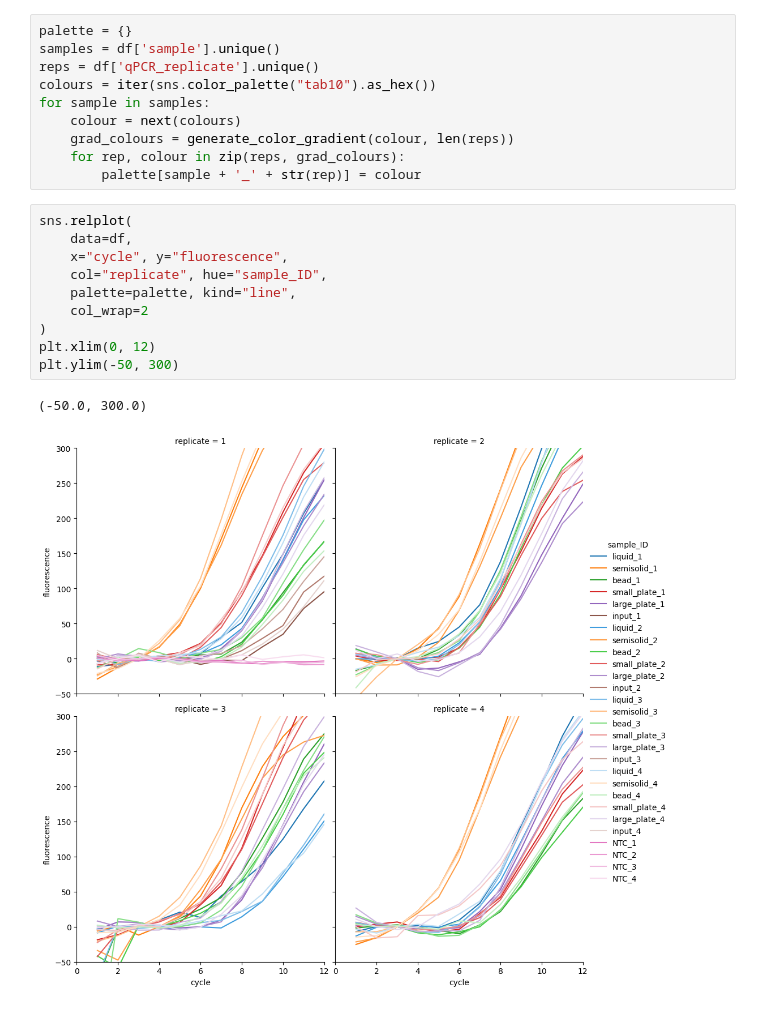
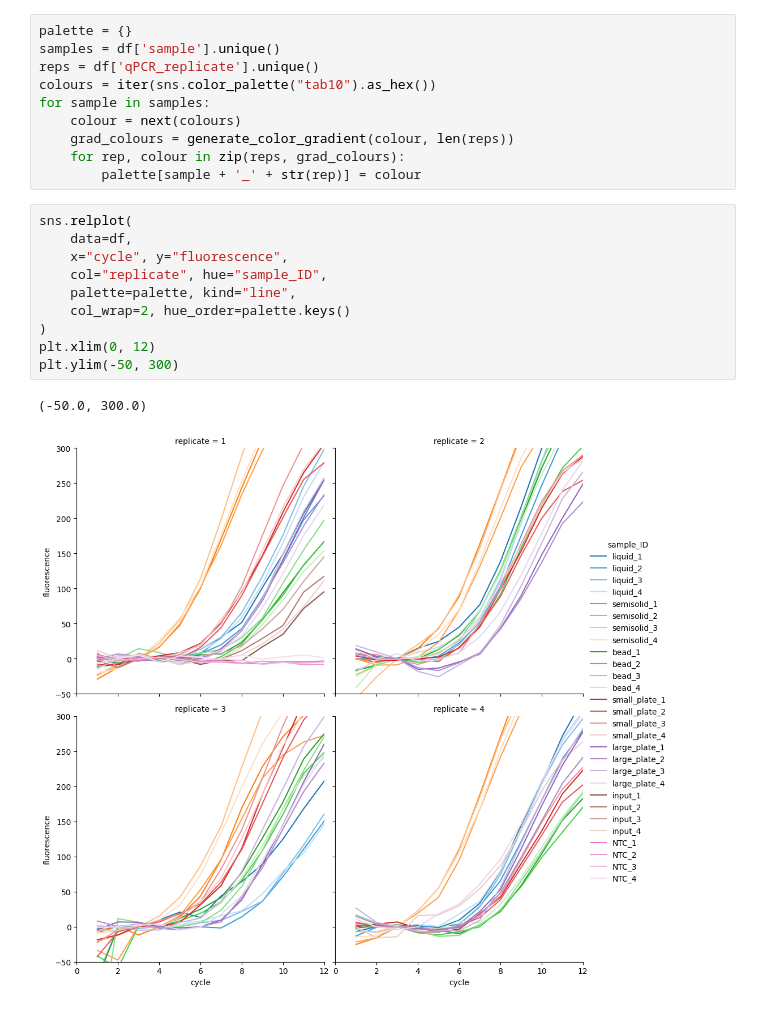
Before and after one commit to nmateyko/PlasmidLibraryAmplificationBias, a Jupyter notebook: analysis/qPCR/20231109/MORF_analysis.ipynb, the cells around one changed output. Saved outputs shown, nothing was run; the diff lists cells and outputs as text.

```diff
--- a/analysis/qPCR/20231109/MORF_analysis.ipynb
+++ b/analysis/qPCR/20231109/MORF_analysis.ipynb
@@ -72,13 +72,13 @@ for sample in samples:
 # %%
 sns.relplot(
     data=df,
     x="cycle", y="fluorescence",
     col="replicate", hue="sample_ID",
     palette=palette, kind="line",
-    col_wrap=2
+    col_wrap=2, hue_order=palette.keys()
 )
 plt.xlim(0, 12)
 plt.ylim(-50, 300)
 # %% [output]
 (-50.0, 300.0)
-[figure, old version]
+[figure, new version]
```
Also changed, not shown: 1 other file.
